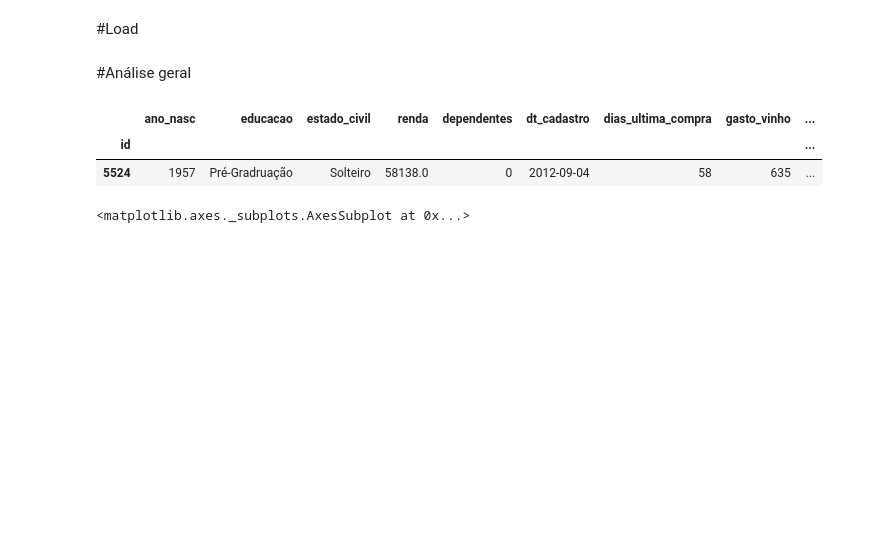
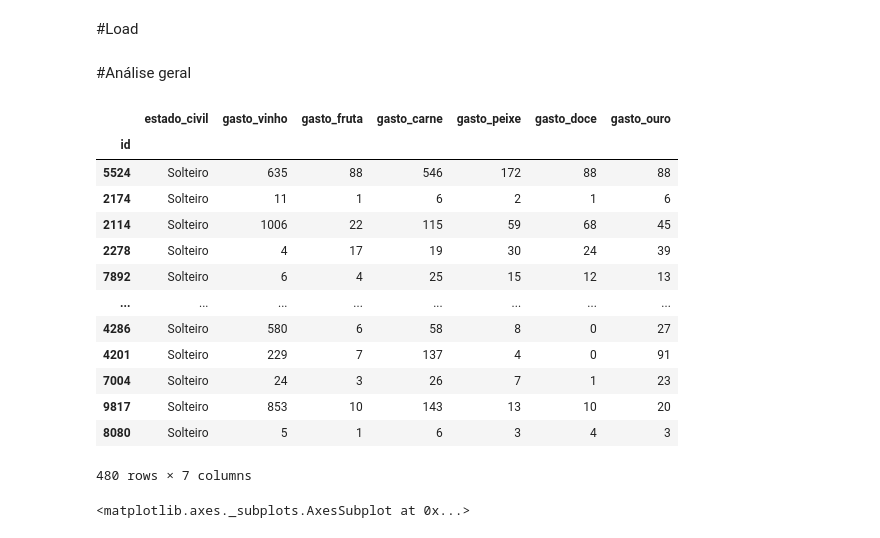
Before and after one commit to Daniel022de/DataEngineer_SoulCode, a Jupyter notebook: ETL/Atividade_marketing_campaign.ipynb, the cells around one changed output. Drawn from its saved outputs; the diff is of its cells as text; code cells hidden in the pictures; blank space fills up the shorter version.

```diff
--- a/ETL/Atividade_marketing_campaign.ipynb
+++ b/ETL/Atividade_marketing_campaign.ipynb
@@ -391,12 +391,23 @@ dfv1.to_csv('clientes.csv')
 
 filtrosolt = dfv1.estado_civil == 'Solteiro'
 dfsolteiro = dfv1.loc[filtrosolt]
-# %%
-dfsolteiro.head(1)
-# %% [output]
-|  | ano_nasc | educacao | estado_civil | renda | dependentes | dt_cadastro | dias_ultima_compra | gasto_vinho | ... |
-| id |  |  |  |  |  |  |  |  | ... |
-| 5524 | 1957 | Pré-Gradruação | Solteiro | 58138.0 | 0 | 2012-09-04 | 58 | 635 | ... |
+# %%
+dfsolteiro[['estado_civil','gasto_vinho','gasto_fruta','gasto_carne','gasto_peixe','gasto_doce','gasto_ouro']]
+# %% [output]
+|  | estado_civil | gasto_vinho | gasto_fruta | gasto_carne | gasto_peixe | gasto_doce | gasto_ouro |
+| id |  |  |  |  |  |  |  |
+| 5524 | Solteiro | 635 | 88 | 546 | 172 | 88 | 88 |
+| 2174 | Solteiro | 11 | 1 | 6 | 2 | 1 | 6 |
+| 2114 | Solteiro | 1006 | 22 | 115 | 59 | 68 | 45 |
+| 2278 | Solteiro | 4 | 17 | 19 | 30 | 24 | 39 |
+| 7892 | Solteiro | 6 | 4 | 25 | 15 | 12 | 13 |
+| ... | ... | ... | ... | ... | ... | ... | ... |
+| 4286 | Solteiro | 580 | 6 | 58 | 8 | 0 | 27 |
+| 4201 | Solteiro | 229 | 7 | 137 | 4 | 0 | 91 |
+| 7004 | Solteiro | 24 | 3 | 26 | 7 | 1 | 23 |
+| 9817 | Solteiro | 853 | 10 | 143 | 13 | 10 | 20 |
+| 8080 | Solteiro | 5 | 1 | 6 | 3 | 4 | 3 |
+480 rows × 7 columns
 # %%
 dfsolteiro[['gasto_vinho','gasto_fruta','gasto_carne','gasto_peixe','gasto_doce','gasto_ouro']].sum().sort_values(ascending=True).tail(3).plot.bar(figsize=(12,8),xlabel='PRODUTO',ylabel='QUANTIDADE')
 # %% [output]
```
Also changed, not shown: parts of 1 cell of this notebook.
